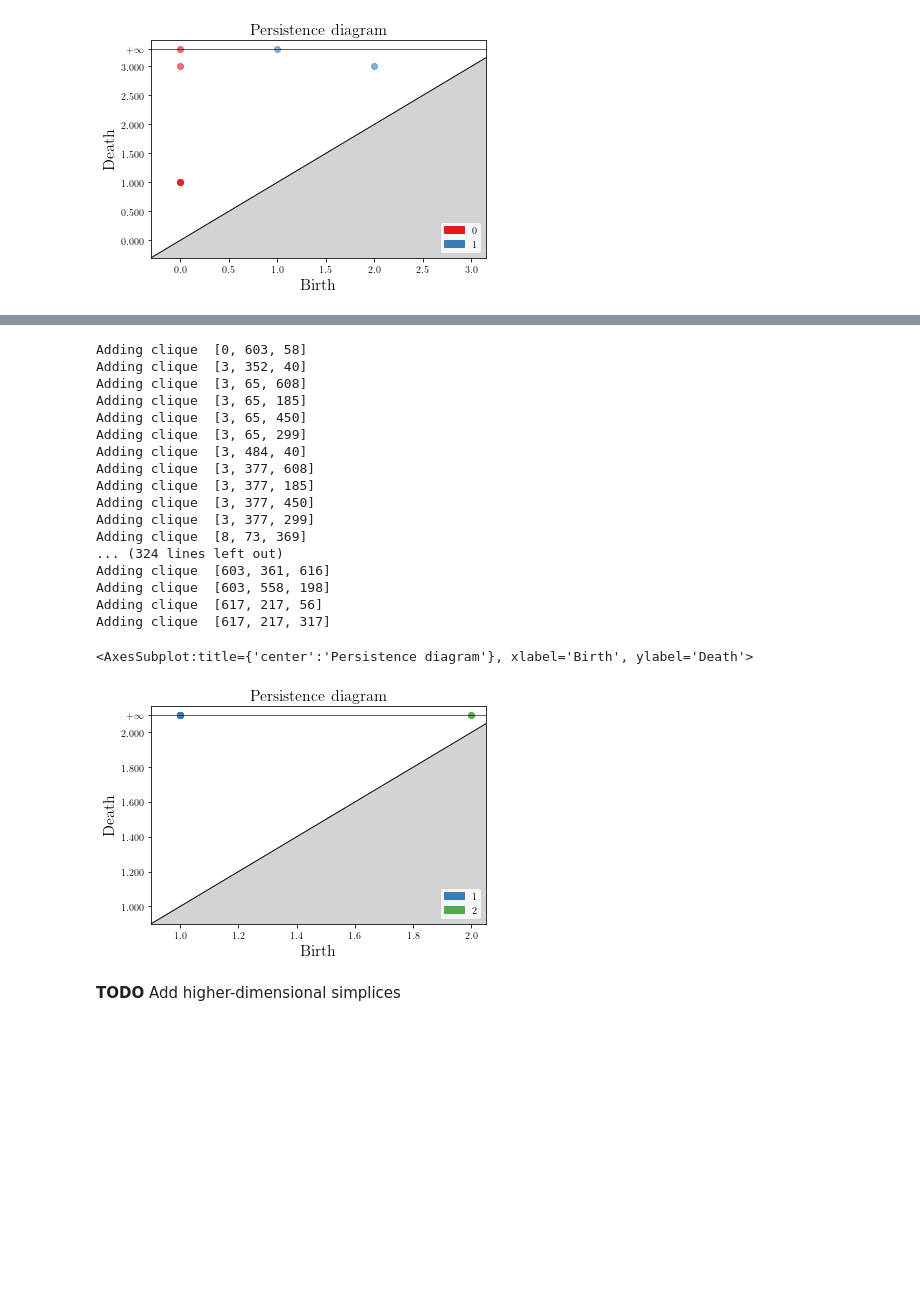
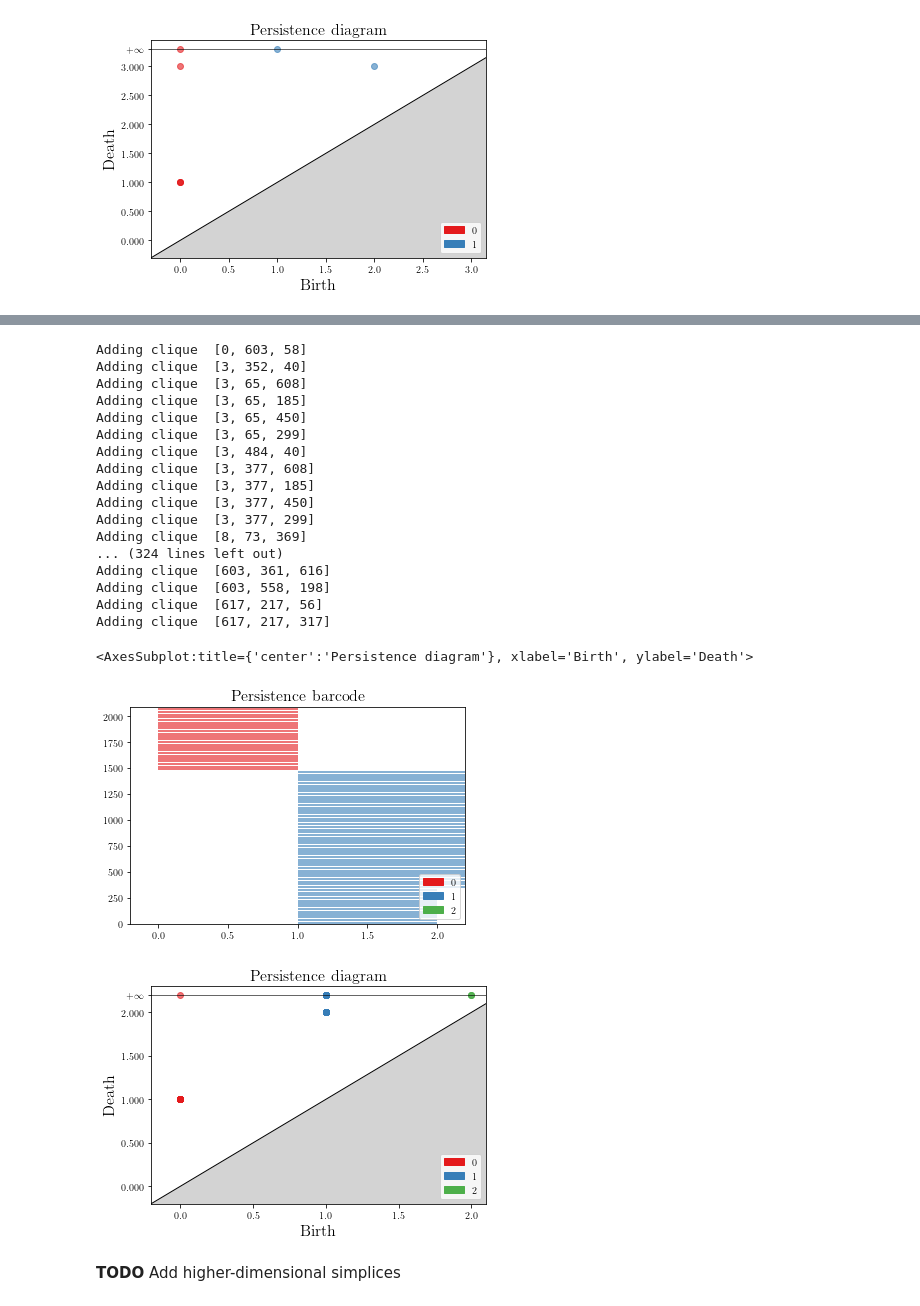
Before and after one commit to ben300694/jupyter-TDA, a Jupyter notebook: persistent_homology_15_min_intro.ipynb, the cells around one changed output, grey strips where cells are left out. Drawn from its saved outputs; the diff is of its cells as text; code cells hidden in the pictures; blank space fills up the shorter version.

```diff
--- a/persistent_homology_15_min_intro.ipynb
+++ b/persistent_homology_15_min_intro.ipynb
@@ -198,11 +204,6 @@ fb_pages_food_st = simplex_2_complex_from_csv(path_to_fb_pages_food_csv)
 
 #for simplex in fb_pages_food_st.get_filtration():
 #    print(simplex)
-
-fb_pages_food_bar = fb_pages_food_st.persistence(min_persistence=-1.0, persistence_dim_max=True)
-#print(fb_pages_food_bar)
-
-gudhi.plot_persistence_diagram(fb_pages_food_bar, legend=True)
 # %% [output]
 Adding clique  [0, 603, 58]
 Adding clique  [3, 352, 40]
@@ -221,8 +222,17 @@ Adding clique  [603, 361, 616]
 Adding clique  [603, 558, 198]
 Adding clique  [617, 217, 56]
 Adding clique  [617, 217, 317]
-<AxesSubplot:title={'center':'Persistence diagram'}, xlabel='Birth', ylabel='Death'>
-[figure, removed]
+# %%
+fb_pages_food_bar = fb_pages_food_st.persistence(min_persistence=-1.0, persistence_dim_max=True)
+#print(fb_pages_food_bar)
+
+gudhi.plot_persistence_barcode(fb_pages_food_bar, legend=True, max_intervals=0)
+
+gudhi.plot_persistence_diagram(fb_pages_food_bar, legend=True, max_intervals=0)
+# %% [output]
+<AxesSubplot:title={'center':'Persistence diagram'}, xlabel='Birth', ylabel='Death'>
+[figure, added]
+[figure, added]
 # %% [markdown]
 **TODO** Add higher-dimensional simplices
 # %% [markdown]
```
Also changed, not shown: parts of 7 cells of this notebook, 1 other file.
